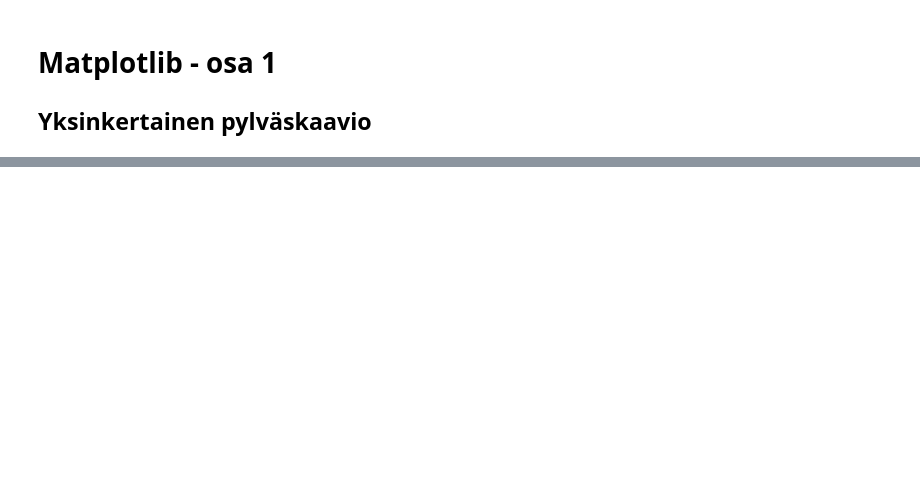
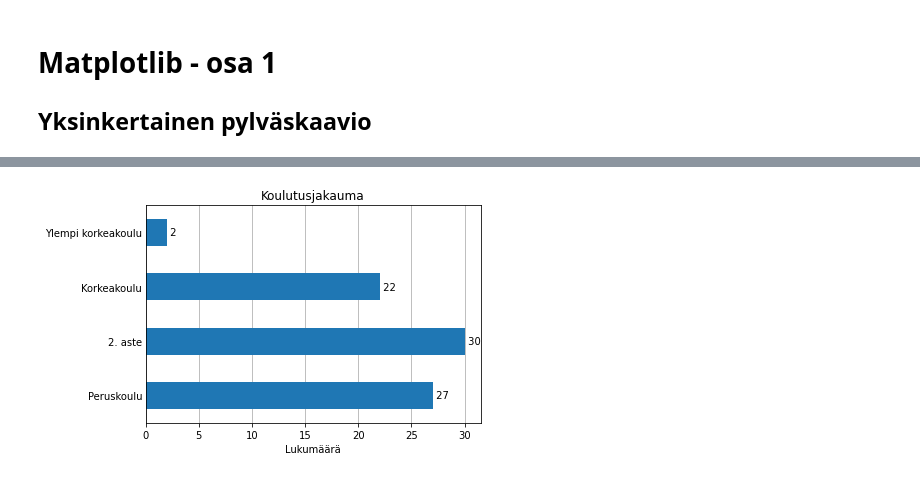
Before and after one commit to taanila/kaaviot, a Jupyter notebook: matplotlib1.ipynb, the cells around one changed output, grey strips where cells are left out. Saved outputs shown, nothing was run; the diff lists cells and outputs as text; code cells hidden in the pictures; blank space fills up the shorter version.

```diff
--- a/matplotlib1.ipynb
+++ b/matplotlib1.ipynb
@@ -195,20 +8,0 @@ Tallennusmuoto määräytyy  tiedostonimen tarkentimen (esim. png) perusteella.
-# %%
-ax6 = df2['%'].plot.barh()
-
-ax6.set_title('Koulutusjakauma')
-ax6.set_xlabel('%, n = ' + str(df2['Lkm'].sum()))
-
-ax6.grid(axis = 'x')
-ax6.set_axisbelow(True)
-ax6.tick_params(axis = 'y', length = 0)
-
-ax6.set_xticklabels(['{:.0f} %'.format(x) for x in ax6.get_xticks()])
-
-for bar in ax6.patches:
-    x = bar.get_width()
-    y = bar.get_y() + bar.get_height() / 2
-    label = '{:.0f} %'.format(x)
-    ax6.text(x = x, y = y, s = ' ' + label, va = 'center')
-
-# Tallennus
-plt.gcf().savefig('testi1.png', bbox_inches = 'tight')
@@ -229,0 +86,16 @@ https://nbviewer.jupyter.org/github/taanila/kaaviot/blob/master/matplotlib2.ipyn
+# %%
+df1.plot.barh(legend = False, zorder = 2)
+
+plt.title('Koulutusjakauma')
+plt.xlabel('Lukumäärä')
+
+plt.grid(axis = 'x')
+plt.tick_params(axis = 'y', length = 0)
+
+for bar in plt.gca().patches:
+    x = bar.get_width()
+    y = bar.get_y() + bar.get_height() / 2
+    label = '{:.0f}'.format(x)
+    plt.text(x = x, y = y, s = ' ' + label, va = 'center')
+# %% [output]
+[figure, added]
```
Also changed, not shown: parts of 36 cells of this notebook.
